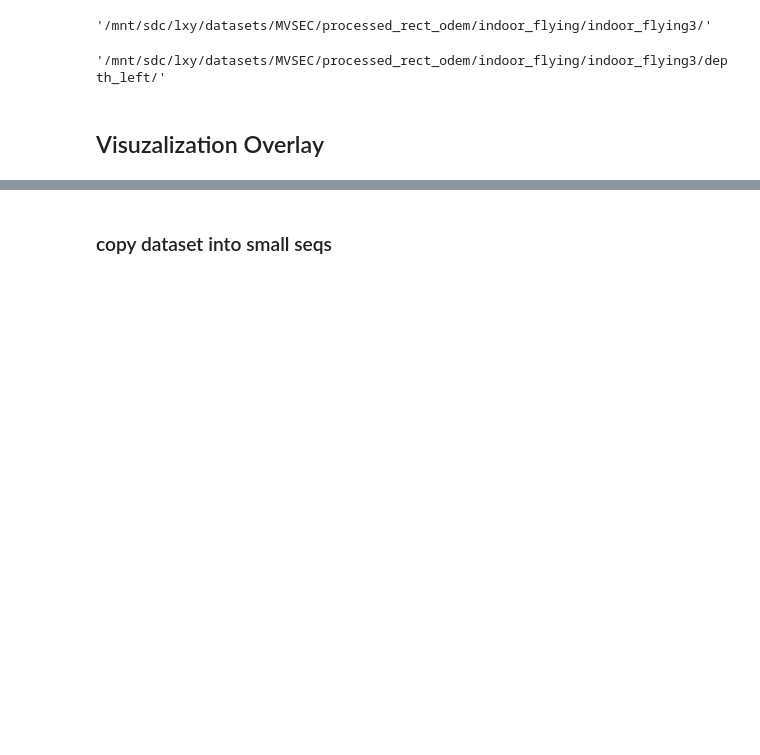
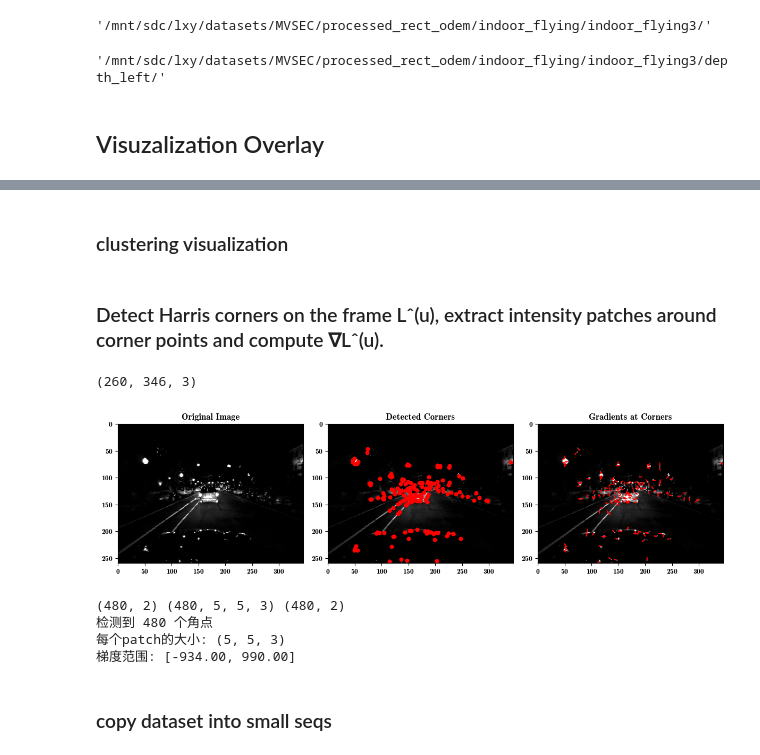
Before and after one commit to Candy-Crusher/event_lowlight_3d, a Jupyter notebook: datasets_preprocess/preprocess_mvsec_depthwpose_rect_odem.ipynb, the cells around one changed output, grey strips where cells are left out. Cells and saved outputs as stored; diff of their text form; code cells hidden in the pictures; blank space fills up the shorter version.

```diff
--- a/datasets_preprocess/preprocess_mvsec_depthwpose_rect_odem.ipynb
+++ b/datasets_preprocess/preprocess_mvsec_depthwpose_rect_odem.ipynb
@@ -1236,0 +1237,2 @@ Clipping input data to the valid range for imshow with RGB data ([0..1] for floa
+# %% [markdown]
+### clustering visualization
@@ -1236,0 +1412,2 @@ Clipping input data to the valid range for imshow with RGB data ([0..1] for floa
+# %% [markdown]
+### Detect Harris corners on the frame Lˆ(u), extract intensity patches around  corner points and compute ∇Lˆ(u).
@@ -1237,3 +1510,27 @@ Clipping input data to the valid range for imshow with RGB data ([0..1] for floa
+# %%
+# 使用示例
+corners, patches, gradients = detect_harris_corners_and_gradients(
+    rgb_frame,
+    patch_size=5,  # 角点周围的patch大小
+    k=0.04,        # Harris角点检测的敏感度参数
+    threshold=0.01 # 角点响应阈值
+)
+
+# 可视化结果
+print(rgb_frame.shape)
+visualize_corners_and_gradients(rgb_frame, corners, gradients)
+print(corners.shape, patches.shape, gradients.shape)
+# 打印统计信息
+print(f"检测到 {len(corners)} 个角点")
+print(f"每个patch的大小: {patches[0].shape if len(patches) > 0 else 'No patches'}")
+print(f"梯度范围: [{gradients.min():.2f}, {gradients.max():.2f}]" if len(gradients) > 0 else "No gradients")
+# %% [output]
+(260, 346, 3)
+[figure, added]
+(480, 2) (480, 5, 5, 3) (480, 2)
+检测到 480 个角点
+每个patch的大小: (5, 5, 3)
+梯度范围: [-934.00, 990.00]
 # %% [markdown]
 ### copy dataset into small seqs
 # %%
```
Also changed, not shown: parts of 5 cells of this notebook, 13 other files.
